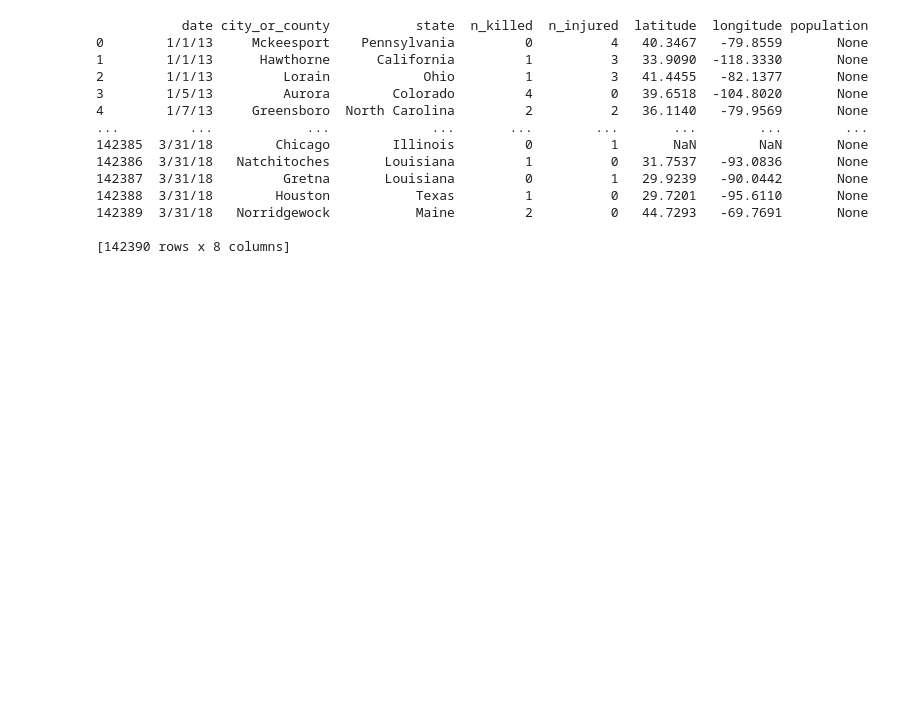
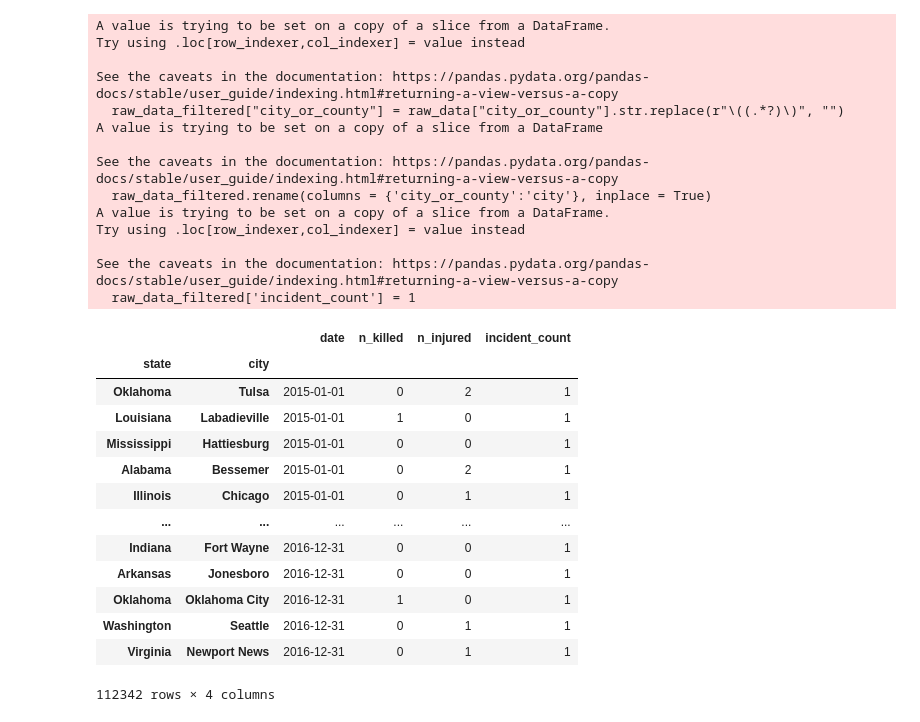
Before and after one commit to bfraser4/Project-3-Gun-Incidents, a Jupyter notebook: Original Files/gun-violence.ipynb, the cells around one changed output. Saved outputs shown, nothing was run; the diff lists cells and outputs as text; code cells hidden in the pictures; blank space fills up the shorter version.

```diff
--- a/Original Files/gun-violence.ipynb
+++ b/Original Files/gun-violence.ipynb
@@ -1,33 +1,68 @@
 # %%
-from hamcrest import equal_to_ignoring_whitespace
 import psycopg2
 import pandas as pd
 from flask import Flask, jsonify
 import sqlite3
+import re
+from typing import Pattern
+import json
+
+
 
 # Connect to gun_violence database
 con = sqlite3.connect("gun_violence.sqlite")
 
 # Read data from gunviolencedata table and load into a DataFrame instance
-raw_data = pd.read_sql("SELECT date, city_or_county, state, n_killed, n_injured, latitude, longitude, population from gunviolencedata WHERE (n_killed > 0 OR n_injured > 0);", con);
+# raw_data = pd.read_sql("SELECT date, city_or_county, state, n_killed, n_injured from gunviolencedata WHERE (n_killed > 0 OR n_injured > 0);", con);
+raw_data = pd.read_sql("SELECT date, city_or_county, state, n_killed, n_injured from gunviolencedata;", con);
+pd.set_option('display.expand_frame_repr', False);
+con.close()
 
-pd.set_option('display.expand_frame_repr', False);
 
-# Print the DataFrame
-con.close()
-print(raw_data);
+
+raw_data['date'] = pd.to_datetime(raw_data['date'])
+
+raw_data_filtered = raw_data.loc[(raw_data['date'] >= '2015-01-01')
+                                & (raw_data['date'] <= '2016-12-31')]
+
+# ----------------- Data Cleaning --------------------------------- #
+# Remove all instances of "(string)" at end of city_or_county strings, if present.
+raw_data_filtered["city_or_county"] = raw_data["city_or_county"].str.replace(r"\((.*?)\)", "")
+raw_data['city_or_county'] = raw_data['city_or_county'].replace(['Saint Louis'], 'St. Louis')
+raw_data['city_or_county'] = raw_data['city_or_county'].str.strip()
+raw_data_filtered.rename(columns = {'city_or_county':'city'}, inplace = True)
+raw_data_filtered['incident_count'] = 1
+raw_data_filtered.to_csv('raw.csv')
+raw_data_filtered.set_index(['state', 'city'], inplace=True)
+# raw_data_filtered.dropna()
+
+raw_data_filtered
 # %% [output]
-           date city_or_county           state  n_killed  n_injured  latitude  longitude population
-0        1/1/13     Mckeesport    Pennsylvania         0          4   40.3467   -79.8559       None
-1        1/1/13      Hawthorne      California         1          3   33.9090  -118.3330       None
-2        1/1/13         Lorain            Ohio         1          3   41.4455   -82.1377       None
-3        1/5/13         Aurora        Colorado         4          0   39.6518  -104.8020       None
-4        1/7/13     Greensboro  North Carolina         2          2   36.1140   -79.9569       None
-...         ...            ...             ...       ...        ...       ...        ...        ...
-142385  3/31/18        Chicago        Illinois         0          1       NaN        NaN       None
-142386  3/31/18   Natchitoches       Louisiana         1          0   31.7537   -93.0836       None
-142387  3/31/18         Gretna       Louisiana         0          1   29.9239   -90.0442       None
-142388  3/31/18        Houston           Texas         1          0   29.7201   -95.6110       None
-142389  3/31/18   Norridgewock           Maine         2          0   44.7293   -69.7691       None
+A value is trying to be set on a copy of a slice from a DataFrame.
+Try using .loc[row_indexer,col_indexer] = value instead
 
-[142390 rows x 8 columns]
+See the caveats in the documentation: https://pandas.pydata.org/pandas-docs/stable/user_guide/indexing.html#returning-a-view-versus-a-copy
+  raw_data_filtered["city_or_county"] = raw_data["city_or_county"].str.replace(r"\((.*?)\)", "")
+A value is trying to be set on a copy of a slice from a DataFrame
+
+See the caveats in the documentation: https://pandas.pydata.org/pandas-docs/stable/user_guide/indexing.html#returning-a-view-versus-a-copy
+  raw_data_filtered.rename(columns = {'city_or_county':'city'}, inplace = True)
+A value is trying to be set on a copy of a slice from a DataFrame.
+Try using .loc[row_indexer,col_indexer] = value instead
+
+See the caveats in the documentation: https://pandas.pydata.org/pandas-docs/stable/user_guide/indexing.html#returning-a-view-versus-a-copy
+  raw_data_filtered['incident_count'] = 1
+|  |  | date | n_killed | n_injured | incident_count |
+| state | city |  |  |  |  |
+| Oklahoma | Tulsa | 2015-01-01 | 0 | 2 | 1 |
+| Louisiana | Labadieville | 2015-01-01 | 1 | 0 | 1 |
+| Mississippi | Hattiesburg | 2015-01-01 | 0 | 0 | 1 |
+| Alabama | Bessemer | 2015-01-01 | 0 | 2 | 1 |
+| Illinois | Chicago | 2015-01-01 | 0 | 1 | 1 |
+| ... | ... | ... | ... | ... | ... |
+| Indiana | Fort Wayne | 2016-12-31 | 0 | 0 | 1 |
+| Arkansas | Jonesboro | 2016-12-31 | 0 | 0 | 1 |
+| Oklahoma | Oklahoma City | 2016-12-31 | 1 | 0 | 1 |
+| Washington | Seattle | 2016-12-31 | 0 | 1 | 1 |
+| Virginia | Newport News | 2016-12-31 | 0 | 1 | 1 |
+112342 rows × 4 columns
```
Also changed, not shown: parts of 27 cells of this notebook, 5 other files.
